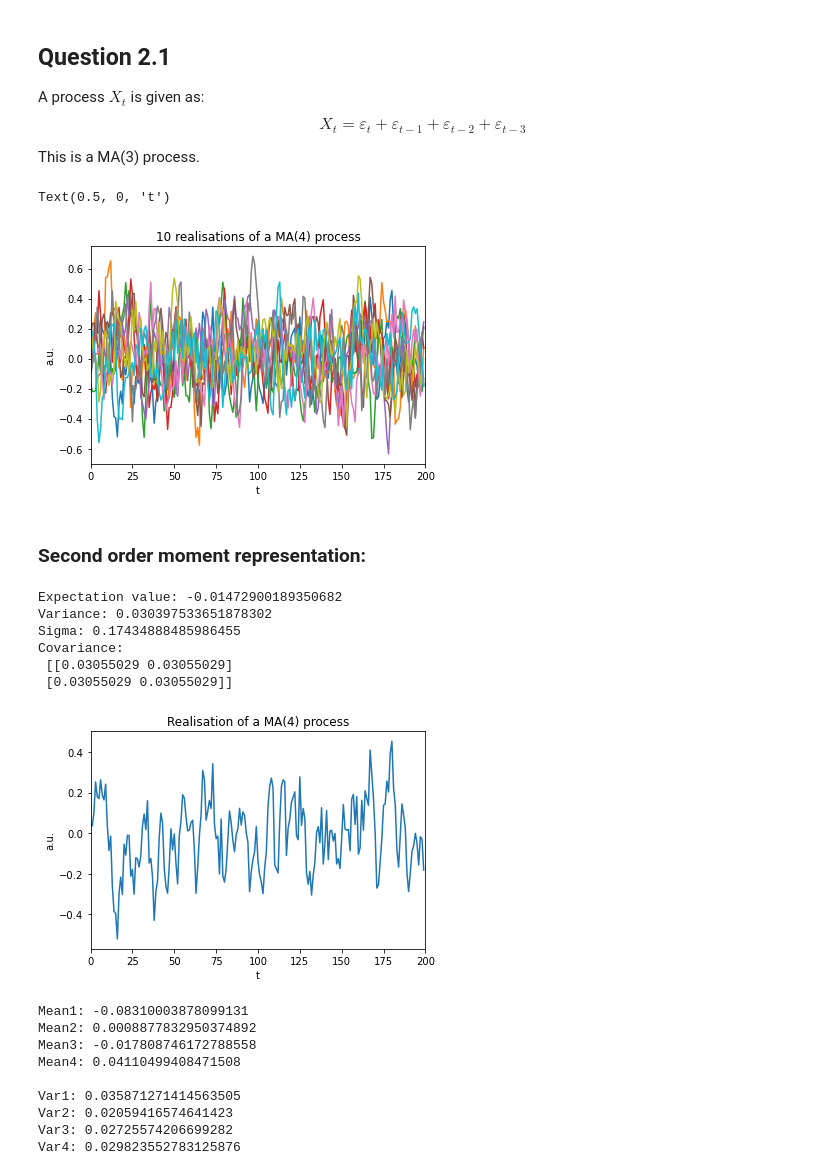
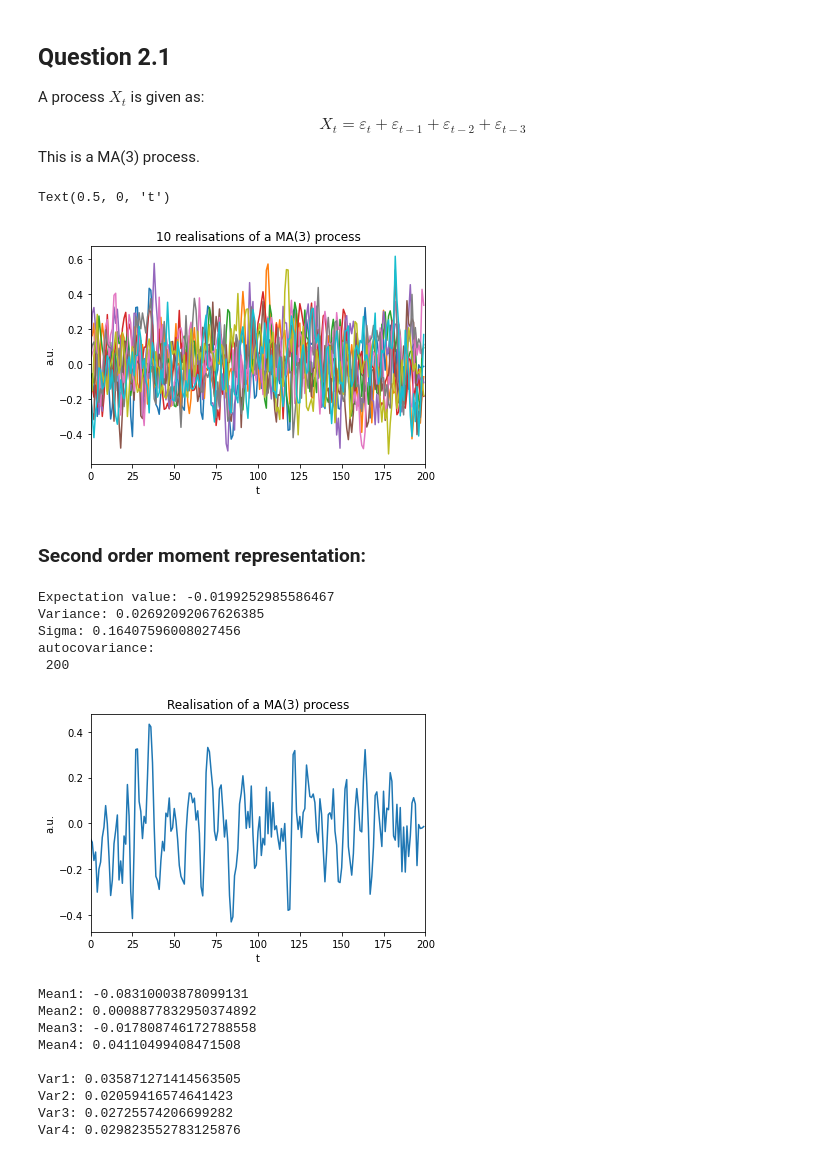
Before and after one commit to emilhaugstvedt/Time-Series-Analysis, a Jupyter notebook: Assignment2/Ass2.ipynb, the cells around one changed output. Saved outputs shown, nothing was run; the diff lists cells and outputs as text; code cells hidden in the pictures.

```diff
--- a/Assignment2/Ass2.ipynb
+++ b/Assignment2/Ass2.ipynb
@@ -21,26 +21,26 @@ $$
 This is a MA(3) process.
 # %%
 # Parameters:
-order = 4
+order = 3
 numRealisations = 10
 numObservations = 200
 sigma = 0.1
 
 # Make process:
 MAProcess = ArmaProcess(ar= [1], ma= np.ones(order))
 realisations = []
 for r in range(numRealisations):
     simulation = MAProcess.generate_sample(nsample= numObservations, scale= sigma)
     realisations.append(simulation)
     plt.plot(simulation)
 
 plt.xlim(0, numObservations)
 plt.title(f"{numRealisations} realisations of a MA({order}) process")
 plt.ylabel("a.u.")
 plt.xlabel("t")
 # %% [output]
 Text(0.5, 0, 't')
-[figure, old version]
+[figure, new version]
 # %% [markdown]
 ### Second order moment representation:
 # %%
@@ -59,16 +59,15 @@ var = np.nanvar(realisations[0])
 print(f"Variance: {var}")
 print(f"Sigma: {np.sqrt(var)}")
 
-cov = np.cov(realisations[0], realisations[0])
-print(f"Covariance:\n {cov}")
+autoCov = acovf(realisations[0])
+print(f"autocovariance:\n {len(autoCov)}")
 # %% [output]
-Expectation value: -0.01472900189350682
-Variance: 0.030397533651878302
-Sigma: 0.17434888485986455
-Covariance:
- [[0.03055029 0.03055029]
- [0.03055029 0.03055029]]
+Expectation value: -0.0199252985586467
+Variance: 0.02692092067626385
+Sigma: 0.16407596008027456
+autocovariance:
+ 200
-[figure, old version]
+[figure, new version]
 # %%
 # Split data into several parts and check mean and variance:
 split = round(len(realisations[0]) / 4)
```
Also changed, not shown: parts of 8 cells of this notebook, 5 other files.
